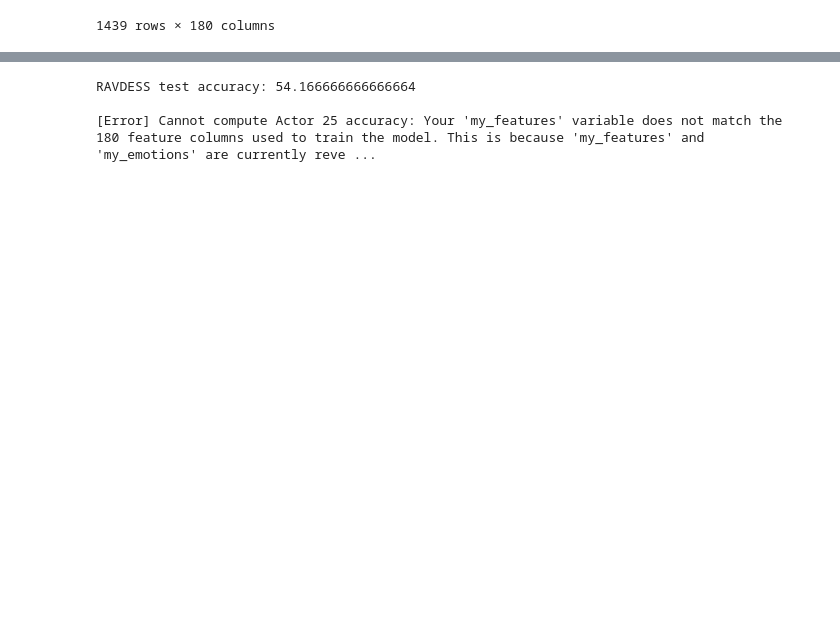
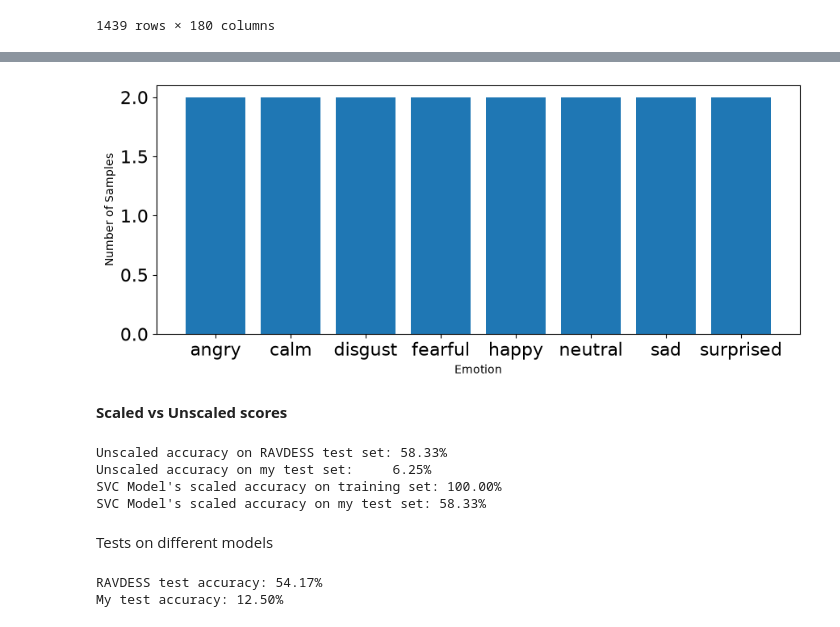
Before and after one commit to huodor/Week3-ClassicML, a Jupyter notebook: Week_3_MachineLearning.ipynb, the cells around one changed output, grey strips where cells are left out. Drawn from its saved outputs; the diff is of its cells as text; code cells hidden in the pictures; blank space fills up the shorter version.

```diff
--- a/Week_3_MachineLearning.ipynb
+++ b/Week_3_MachineLearning.ipynb
@@ -695,3 +773,40 @@ my_features.head()
+# %%
+# plot emotions
+plt.figure(figsize=(35,4))
+plt.subplot(1,3,1)
+#np.unique returns ordered list of unique elements and count of each element
+emotion_list, count = np.unique(my_emotions, return_counts=True)
+plt.bar(x=range(8), height=count)
+plt.xticks(ticks=range(8), labels = [emotion for emotion in emotion_list],fontsize=10)
+plt.xlabel('Emotion')
+plt.tick_params(labelsize=16)
+plt.ylabel('Number of Samples')
+plt.show()
+# %% [output]
+[figure, added]
+# %% [markdown]
+**Scaled vs Unscaled scores**
+# %%
+ravdess_test_acc = 100 * model.score(X_test, y_test)
+my_voice_acc = 100 * model.score(my_features, my_emotions)
+
+print(f'Unscaled accuracy on RAVDESS test set: {ravdess_test_acc:.2f}%')
+print(f'Unscaled accuracy on my test set:     {my_voice_acc:.2f}%')
+
+
+# Scale my features
+my_features_scaled = scaler.transform(my_features)
+
+# Scaled scores
+print(f'SVC Model\'s scaled accuracy on training set: {100*model.score(X_train, y_train):.2f}%')
+print(f'SVC Model\'s scaled accuracy on my test set: {100*model.score(X_test, y_test):.2f}%')
+# %% [output]
+Unscaled accuracy on RAVDESS test set: 58.33%
+Unscaled accuracy on my test set:     6.25%
+SVC Model's scaled accuracy on training set: 100.00%
+SVC Model's scaled accuracy on my test set: 58.33%
+# %% [markdown]
+Tests on different models
 # %%
 model = SVC(
     C=3,
@@ -702,16 +817,13 @@ model = SVC(
 
 model.fit(X_train, y_train.values.ravel())
 
-print("RAVDESS test accuracy:",
-      100 * model.score(X_test, y_test))
+print(f'RAVDESS test accuracy: {100 * model.score(X_test, y_test):.2f}%')
 
 # Safely check dimensions before scoring to prevent ValueError crashes
 if 'my_features' in locals() and len(my_features.shape) > 1 and my_features.shape[1] == X_train.shape[1]:
-    print("Actor 25 accuracy:",
-          100 * model.score(my_features, my_emotions))
+    print(f'My test accuracy: {100 * model.score(my_features, my_emotions):.2f}%')
 else:
-    print("\n[Error] Cannot compute Actor 25 accuracy: Your 'my_features' variable does not match the 180 feature columns used to train the model. This is because 'my_features' and 'my_emotions' are currently reversed or empty due to the bugs in load_data().")
+    print("\n[Error] Cannot compute Actor 26 accuracy: Your 'my_features' variable does not match the 180 feature columns used to train the model. This is because 'my_features' and 'my_emotions' are currently reversed or empty due to the bugs in load_data().")
 # %% [output]
-RAVDESS test accuracy: 54.166666666666664
-
-[Error] Cannot compute Actor 25 accuracy: Your 'my_features' variable does not match the 180 feature columns used to train the model. This is because 'my_features' and 'my_emotions' are currently reve ...
+RAVDESS test accuracy: 54.17%
+My test accuracy: 12.50%
```
Also changed, not shown: parts of 12 cells of this notebook.
